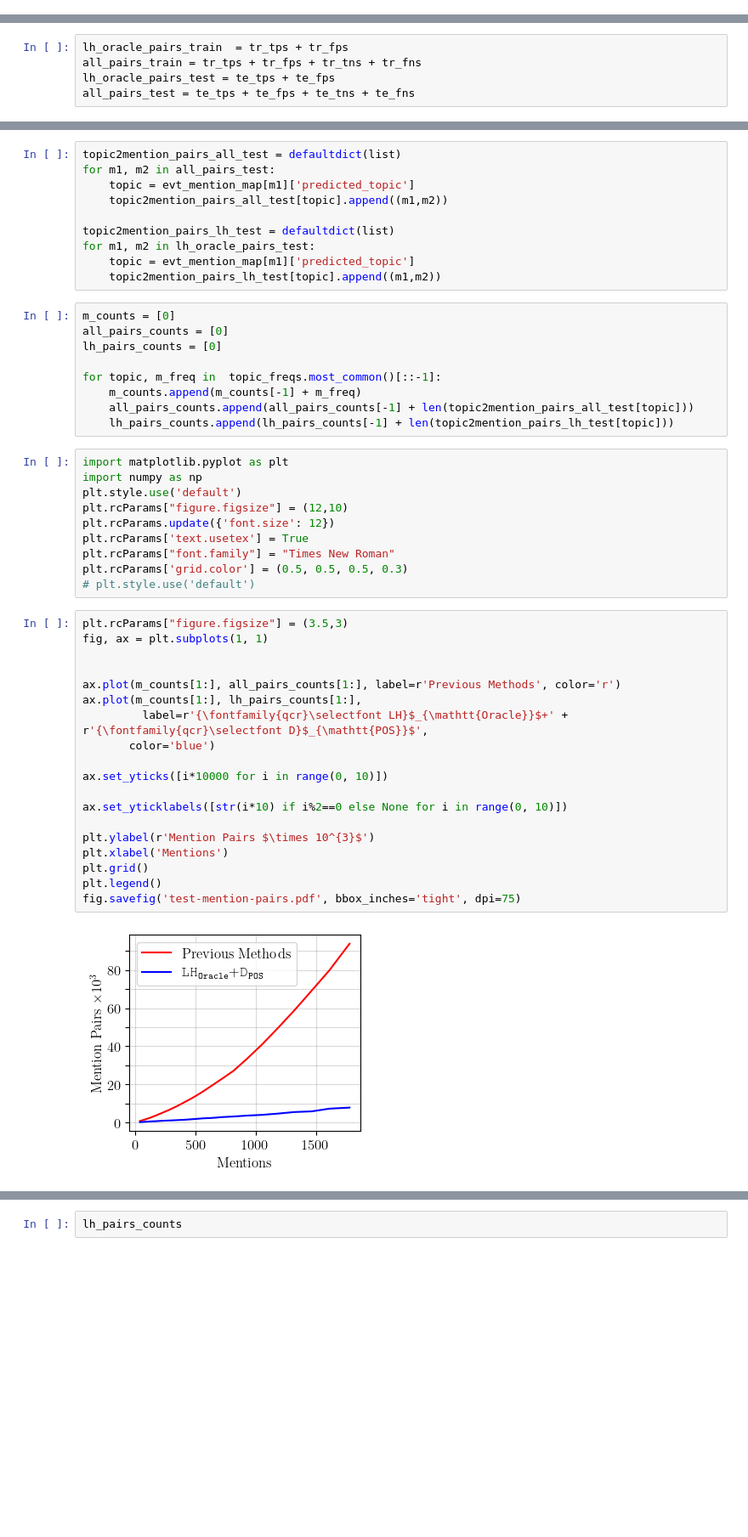
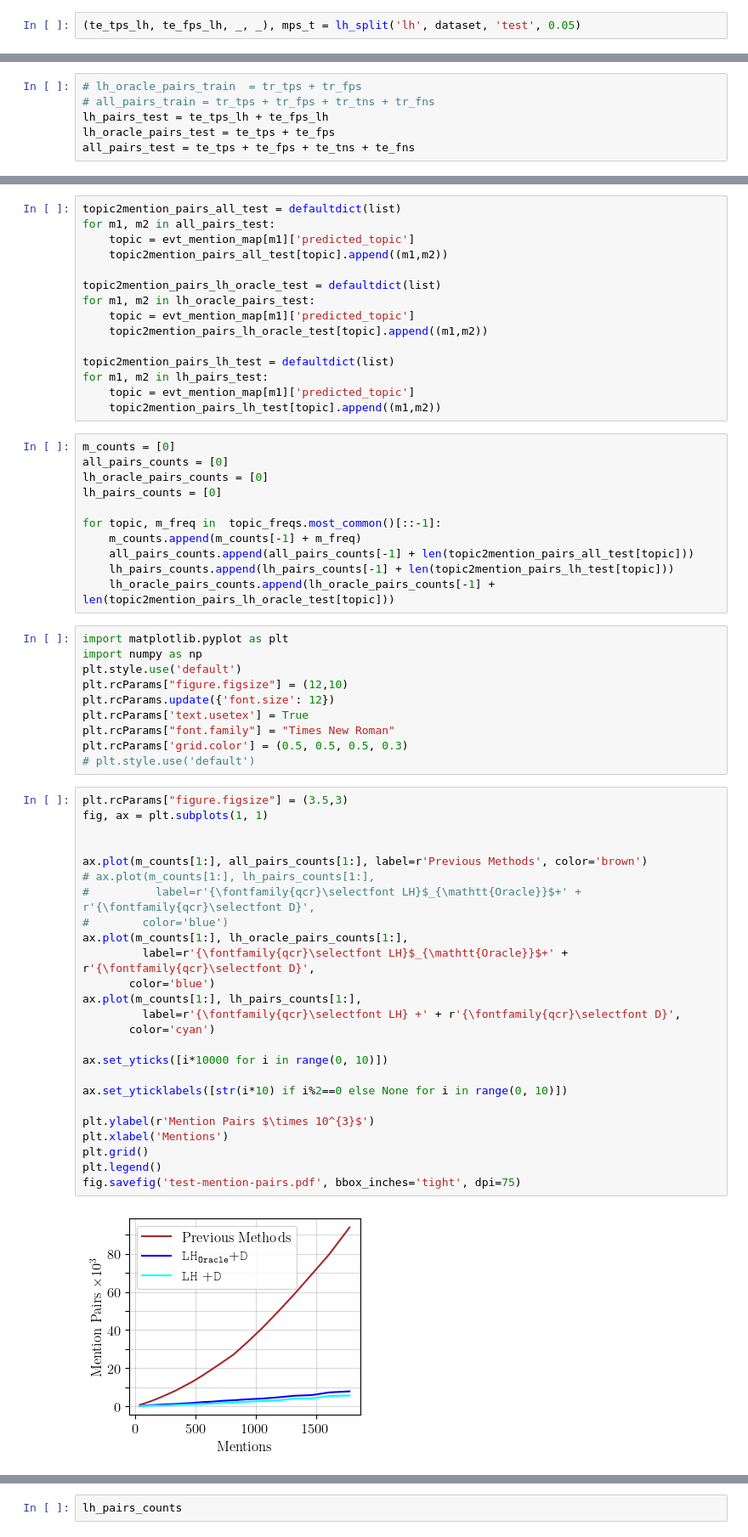
Before and after one commit to ahmeshaf/lemma_ce_coref, a Jupyter notebook: time_complexity.ipynb, the cells around one changed output, grey strips where cells are left out. Shown: that part at 85% size. Saved outputs shown, nothing was run; the diff lists cells and outputs as text; blank space fills up the shorter version.

```diff
--- a/time_complexity.ipynb
+++ b/time_complexity.ipynb
@@ -33,3 +24,5 @@ true positives: 6562
 false positives: 8833
 true negatives: 78447
 false negatives: 36
+# %%
+(te_tps_lh, te_fps_lh, _, _), mps_t = lh_split('lh', dataset, 'test', 0.05)
@@ -36,6 +42,7 @@ false negatives: 36
 # %%
-lh_oracle_pairs_train  = tr_tps + tr_fps
-all_pairs_train = tr_tps + tr_fps + tr_tns + tr_fns
+# lh_oracle_pairs_train  = tr_tps + tr_fps
+# all_pairs_train = tr_tps + tr_fps + tr_tns + tr_fns
+lh_pairs_test = te_tps_lh + te_fps_lh
 lh_oracle_pairs_test = te_tps + te_fps
 all_pairs_test = te_tps + te_fps + te_tns + te_fns
 # %%
@@ -97,19 +104,26 @@ for m1, m2 in all_pairs_test:
     topic = evt_mention_map[m1]['predicted_topic']
     topic2mention_pairs_all_test[topic].append((m1,m2))
 
-topic2mention_pairs_lh_test = defaultdict(list)
+topic2mention_pairs_lh_oracle_test = defaultdict(list)
 for m1, m2 in lh_oracle_pairs_test:
     topic = evt_mention_map[m1]['predicted_topic']
+    topic2mention_pairs_lh_oracle_test[topic].append((m1,m2))
+
+topic2mention_pairs_lh_test = defaultdict(list)
+for m1, m2 in lh_pairs_test:
+    topic = evt_mention_map[m1]['predicted_topic']
     topic2mention_pairs_lh_test[topic].append((m1,m2))
 # %%
 m_counts = [0]
 all_pairs_counts = [0]
+lh_oracle_pairs_counts = [0]
 lh_pairs_counts = [0]
 
 for topic, m_freq in  topic_freqs.most_common()[::-1]:
     m_counts.append(m_counts[-1] + m_freq)
     all_pairs_counts.append(all_pairs_counts[-1] + len(topic2mention_pairs_all_test[topic]))
     lh_pairs_counts.append(lh_pairs_counts[-1] + len(topic2mention_pairs_lh_test[topic]))
+    lh_oracle_pairs_counts.append(lh_oracle_pairs_counts[-1] + len(topic2mention_pairs_lh_oracle_test[topic]))
 # %%
 import matplotlib.pyplot as plt
 import numpy as np
@@ -123,24 +137,30 @@ plt.rcParams['grid.color'] = (0.5, 0.5, 0.5, 0.3)
 # %%
 plt.rcParams["figure.figsize"] = (3.5,3)
 fig, ax = plt.subplots(1, 1)
 
 
-ax.plot(m_counts[1:], all_pairs_counts[1:], label=r'Previous Methods', color='r')
+ax.plot(m_counts[1:], all_pairs_counts[1:], label=r'Previous Methods', color='brown')
+# ax.plot(m_counts[1:], lh_pairs_counts[1:],
+#          label=r'{\fontfamily{qcr}\selectfont LH}$_{\mathtt{Oracle}}$+' + r'{\fontfamily{qcr}\selectfont D}',
+#        color='blue')
+ax.plot(m_counts[1:], lh_oracle_pairs_counts[1:],
+         label=r'{\fontfamily{qcr}\selectfont LH}$_{\mathtt{Oracle}}$+' + r'{\fontfamily{qcr}\selectfont D}',
+       color='blue')
 ax.plot(m_counts[1:], lh_pairs_counts[1:],
-         label=r'{\fontfamily{qcr}\selectfont LH}$_{\mathtt{Oracle}}$+' + r'{\fontfamily{qcr}\selectfont D}$_{\mathtt{POS}}$',
-       color='blue')
+         label=r'{\fontfamily{qcr}\selectfont LH} +' + r'{\fontfamily{qcr}\selectfont D}',
+       color='cyan')
 
 ax.set_yticks([i*10000 for i in range(0, 10)])
 
 ax.set_yticklabels([str(i*10) if i%2==0 else None for i in range(0, 10)])
 
 plt.ylabel(r'Mention Pairs $\times 10^{3}$')
 plt.xlabel('Mentions')
 plt.grid()
 plt.legend()
 fig.savefig('test-mention-pairs.pdf', bbox_inches='tight', dpi=75)
 # %% [output]
-[figure, old version]
+[figure, new version]
 # %%
 def get_texttt(text):
     return r'{\fontfamily{qcr}\selectfont %s}'%text
```
Also changed, not shown: parts of 3 cells of this notebook.
